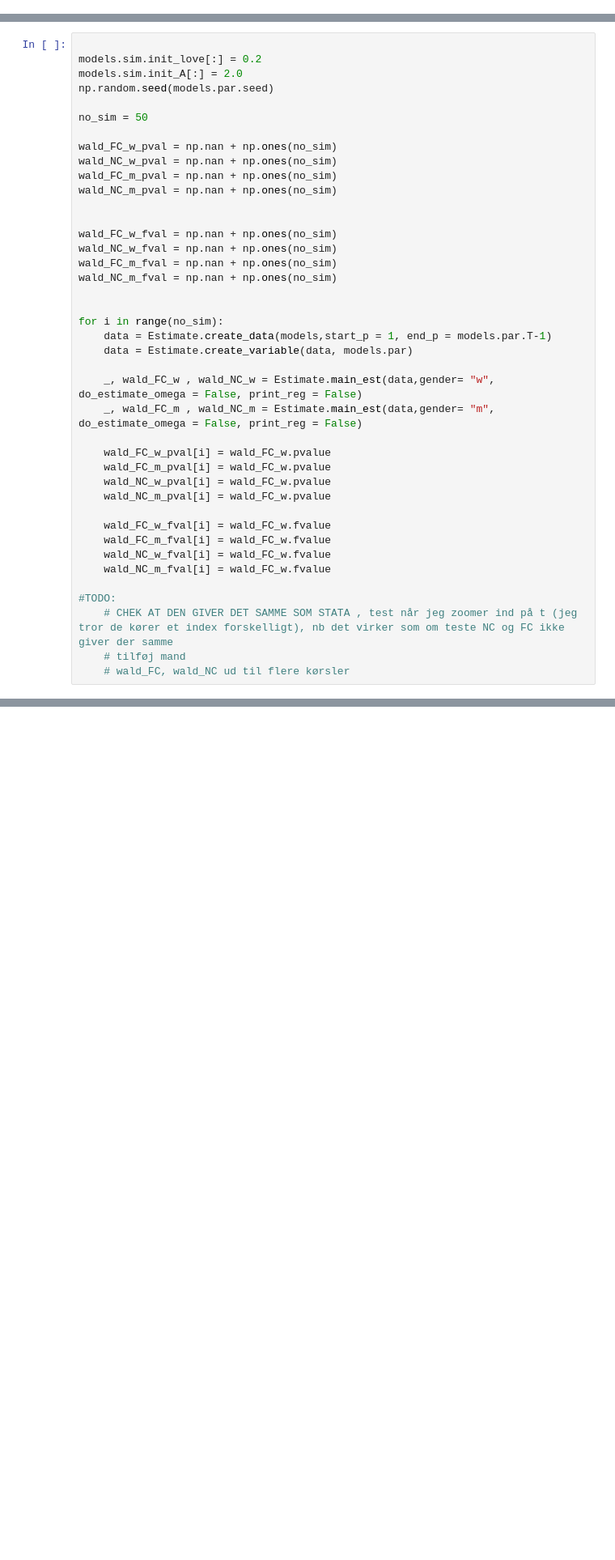
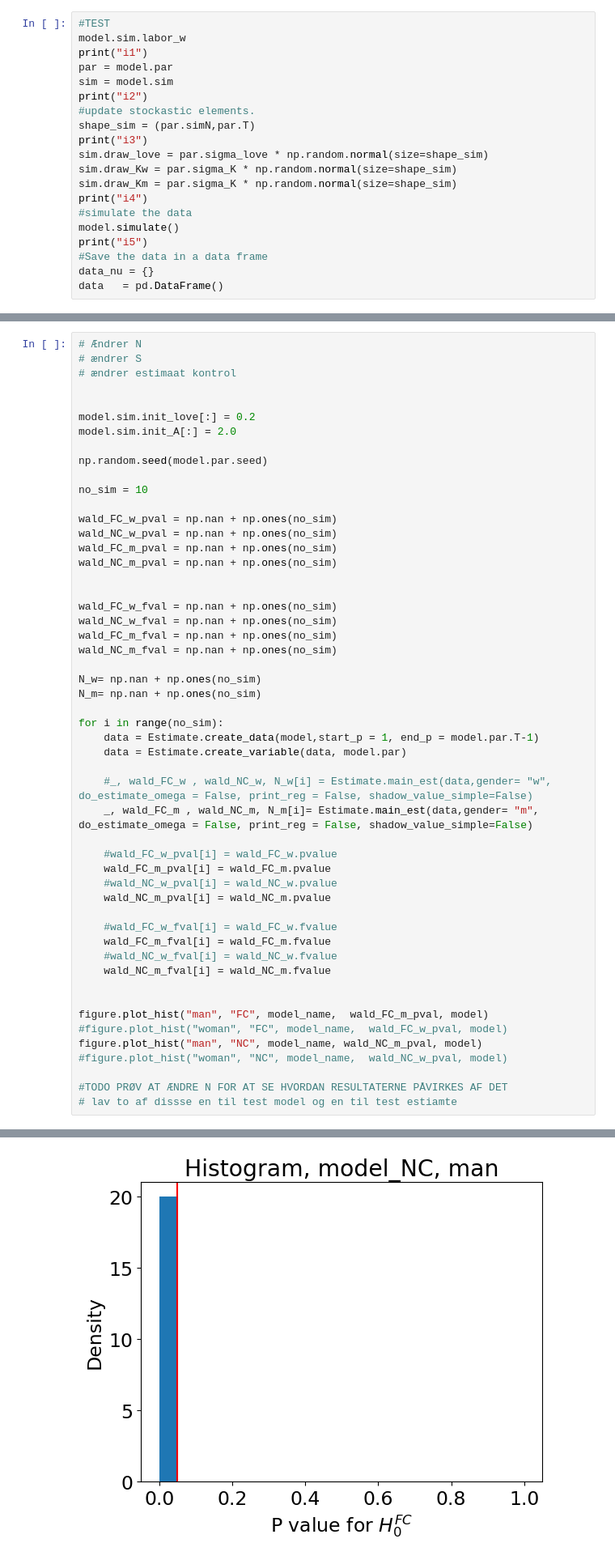
Before and after one commit to ThomasHJorgensen/LimitedCommitmentTest, a Jupyter notebook: Check_Estimate.ipynb, the cells around one changed output, grey strips where cells are left out. Shown at 81% size. Saved outputs shown, nothing was run; the diff lists cells and outputs as text; blank space fills up the shorter version.

```diff
--- a/Check_Estimate.ipynb
+++ b/Check_Estimate.ipynb
@@ -133,0 +78,20 @@ Wall time: 51.7 s
+# %%
+#TEST
+model.sim.labor_w
+print("i1")
+par = model.par
+sim = model.sim
+print("i2")
+#update stockastic elements.
+shape_sim = (par.simN,par.T)
+print("i3")
+sim.draw_love = par.sigma_love * np.random.normal(size=shape_sim)
+sim.draw_Kw = par.sigma_K * np.random.normal(size=shape_sim)
+sim.draw_Km = par.sigma_K * np.random.normal(size=shape_sim)
+print("i4")
+#simulate the data
+model.simulate()
+print("i5")
+#Save the data in a data frame
+data_nu = {}
+data   = pd.DataFrame()
@@ -134,10 +104,15 @@ Wall time: 51.7 s
 # %%
+# Ændrer N
+# ændrer S
+# ændrer estimaat kontrol
 
-models.sim.init_love[:] = 0.2
-models.sim.init_A[:] = 2.0
-np.random.seed(models.par.seed)
 
-no_sim = 50
+model.sim.init_love[:] = 0.2
+model.sim.init_A[:] = 2.0
+
+np.random.seed(model.par.seed)
+
+no_sim = 10
 
 wald_FC_w_pval = np.nan + np.ones(no_sim)
 wald_NC_w_pval = np.nan + np.ones(no_sim)
@@ -150,26 +125,32 @@ wald_NC_w_fval = np.nan + np.ones(no_sim)
 wald_FC_m_fval = np.nan + np.ones(no_sim)
 wald_NC_m_fval = np.nan + np.ones(no_sim)
 
+N_w= np.nan + np.ones(no_sim)
+N_m= np.nan + np.ones(no_sim)
 
 for i in range(no_sim):
-    data = Estimate.create_data(models,start_p = 1, end_p = models.par.T-1)
-    data = Estimate.create_variable(data, models.par)
+    data = Estimate.create_data(model,start_p = 1, end_p = model.par.T-1)
+    data = Estimate.create_variable(data, model.par)
 
-    _, wald_FC_w , wald_NC_w = Estimate.main_est(data,gender= "w", do_estimate_omega = False, print_reg = False)
-    _, wald_FC_m , wald_NC_m = Estimate.main_est(data,gender= "m", do_estimate_omega = False, print_reg = False)
+    #_, wald_FC_w , wald_NC_w, N_w[i] = Estimate.main_est(data,gender= "w", do_estimate_omega = False, print_reg = False, shadow_value_simple=False)
+    _, wald_FC_m , wald_NC_m, N_m[i]= Estimate.main_est(data,gender= "m", do_estimate_omega = False, print_reg = False, shadow_value_simple=False)
 
-    wald_FC_w_pval[i] = wald_FC_w.pvalue
-    wald_FC_m_pval[i] = wald_FC_w.pvalue
-    wald_NC_w_pval[i] = wald_FC_w.pvalue
-    wald_NC_m_pval[i] = wald_FC_w.pvalue
+    #wald_FC_w_pval[i] = wald_FC_w.pvalue
+    wald_FC_m_pval[i] = wald_FC_m.pvalue
+    #wald_NC_w_pval[i] = wald_NC_w.pvalue
+    wald_NC_m_pval[i] = wald_NC_m.pvalue
 
-    wald_FC_w_fval[i] = wald_FC_w.fvalue
-    wald_FC_m_fval[i] = wald_FC_w.fvalue
-    wald_NC_w_fval[i] = wald_FC_w.fvalue
-    wald_NC_m_fval[i] = wald_FC_w.fvalue
+    #wald_FC_w_fval[i] = wald_FC_w.fvalue
+    wald_FC_m_fval[i] = wald_FC_m.fvalue
+    #wald_NC_w_fval[i] = wald_NC_w.fvalue
+    wald_NC_m_fval[i] = wald_NC_m.fvalue
 
-#TODO:
-    # CHEK AT DEN GIVER DET SAMME SOM STATA , test når jeg zoomer ind på t (jeg tror de kører et index forskelligt), nb det virker som om teste NC og FC ikke giver der samme
-    # tilføj mand
-    # wald_FC, wald_NC ud til flere kørsler
+
+figure.plot_hist("man", "FC", model_name,  wald_FC_m_pval, model)
+#figure.plot_hist("woman", "FC", model_name,  wald_FC_w_pval, model)
+figure.plot_hist("man", "NC", model_name, wald_NC_m_pval, model)
+#figure.plot_hist("woman", "NC", model_name,  wald_NC_w_pval, model)
+
+#TODO PRØV AT ÆNDRE N FOR AT SE HVORDAN RESULTATERNE PÅVIRKES AF DET
+# lav to af dissse en til test model og en til test estiamte
 # %% [output]
@@ -192,0 +157 @@ See the caveats in the documentation: https://pandas.pydata.org/pandas-docs/stab
+[figure, added]
```
Also changed, not shown: parts of 17 cells of this notebook, 5 other files.
